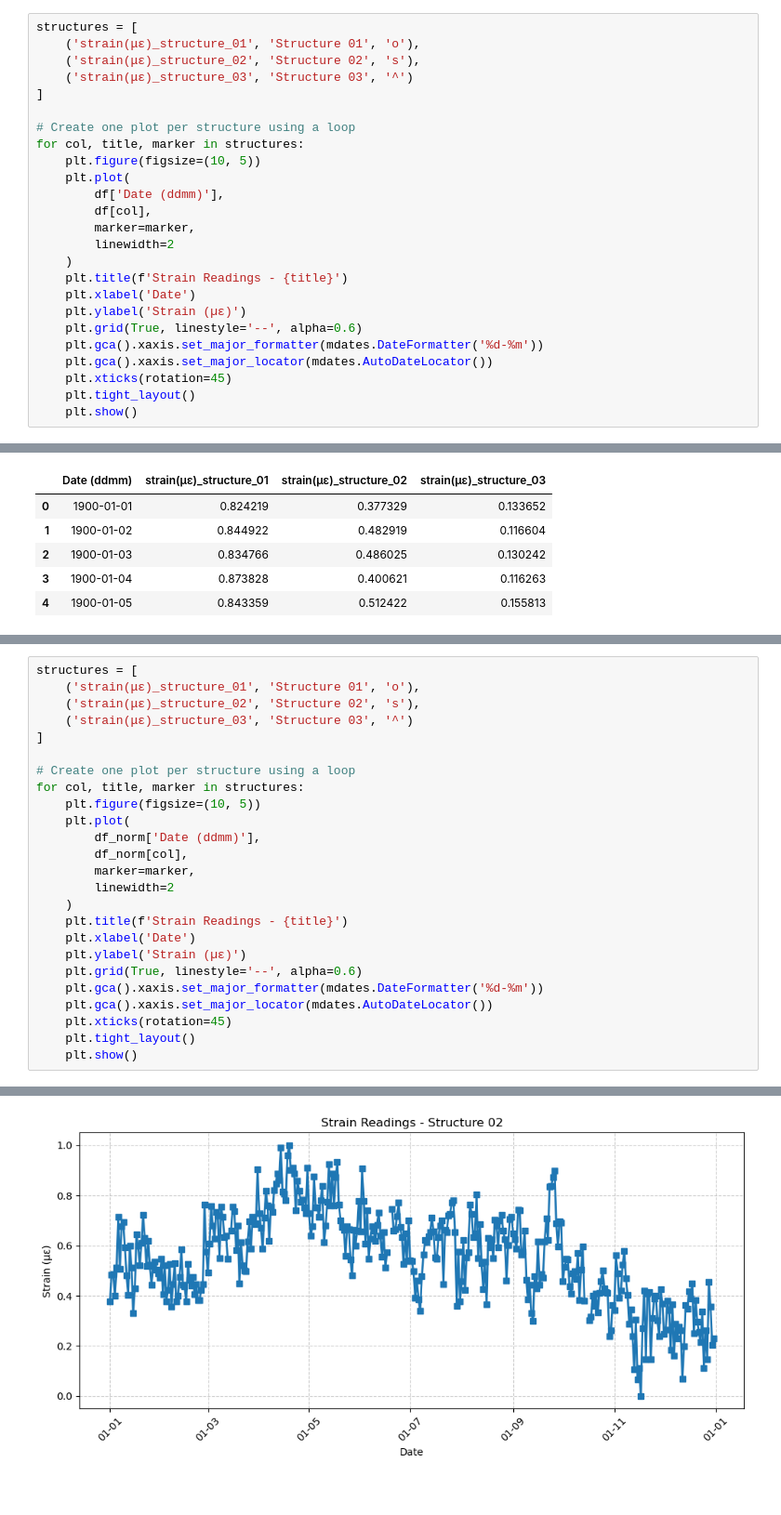
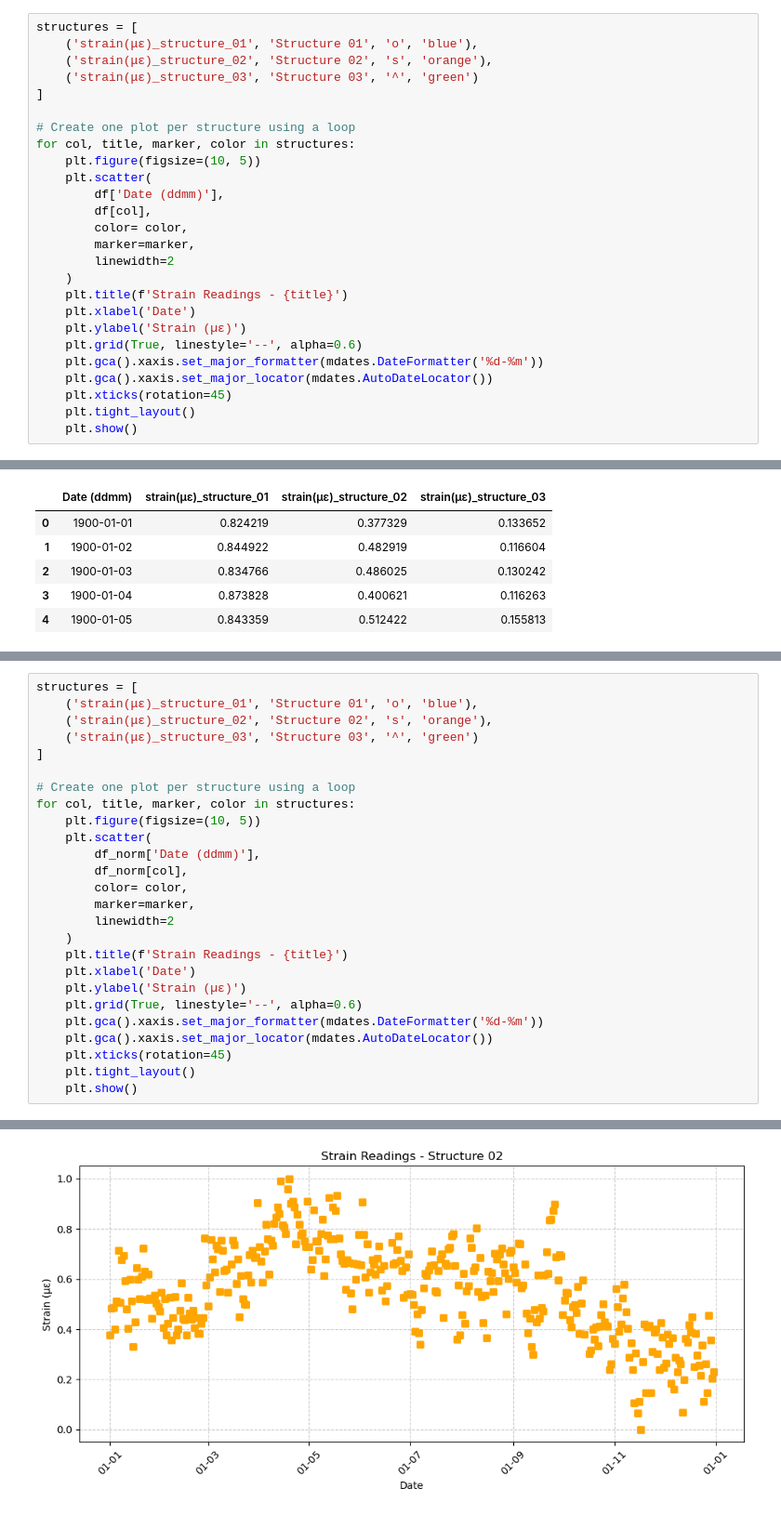
Before and after one commit to jcpeinado/SHMP_Bridge_Monitoring, a Jupyter notebook: notebooks/02_data_analysis.ipynb, the cells around one changed output, grey strips where cells are left out. Shown at 93% size. Drawn from its saved outputs; the diff is of its cells as text.

```diff
--- a/notebooks/02_data_analysis.ipynb
+++ b/notebooks/02_data_analysis.ipynb
@@ -143,17 +143,18 @@ plt.show()
 [figure]
 # %%
 structures = [
-    ('strain(με)_structure_01', 'Structure 01', 'o'),
-    ('strain(με)_structure_02', 'Structure 02', 's'),
-    ('strain(με)_structure_03', 'Structure 03', '^')
+    ('strain(με)_structure_01', 'Structure 01', 'o', 'blue'),
+    ('strain(με)_structure_02', 'Structure 02', 's', 'orange'),
+    ('strain(με)_structure_03', 'Structure 03', '^', 'green')
 ]
 
 # Create one plot per structure using a loop
-for col, title, marker in structures:
+for col, title, marker, color in structures:
     plt.figure(figsize=(10, 5))
-    plt.plot(
+    plt.scatter(
         df['Date (ddmm)'],
         df[col],
+        color= color,
         marker=marker,
         linewidth=2
     )
@@ -240,16 +241,17 @@ plt.show()
 # %%
 structures = [
-    ('strain(με)_structure_01', 'Structure 01', 'o'),
-    ('strain(με)_structure_02', 'Structure 02', 's'),
-    ('strain(με)_structure_03', 'Structure 03', '^')
+    ('strain(με)_structure_01', 'Structure 01', 'o', 'blue'),
+    ('strain(με)_structure_02', 'Structure 02', 's', 'orange'),
+    ('strain(με)_structure_03', 'Structure 03', '^', 'green')
 ]
 
 # Create one plot per structure using a loop
-for col, title, marker in structures:
+for col, title, marker, color in structures:
     plt.figure(figsize=(10, 5))
-    plt.plot(
+    plt.scatter(
         df_norm['Date (ddmm)'],
         df_norm[col],
+        color= color,
         marker=marker,
         linewidth=2
     )
@@ -267 +269 @@ for col, title, marker in structures:
-[figure, old version]
+[figure, new version]
```
Also changed, not shown: parts of 6 cells of this notebook, 2 other files.
